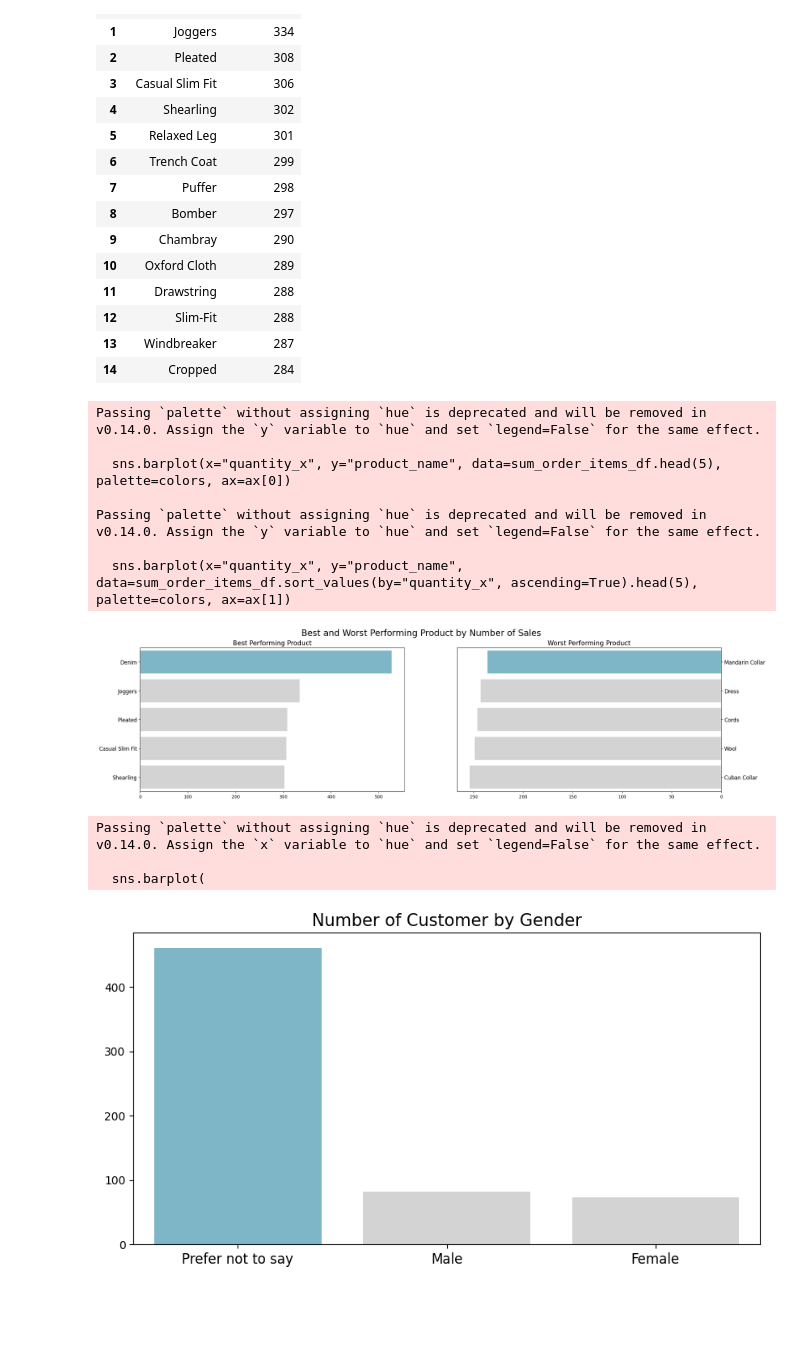
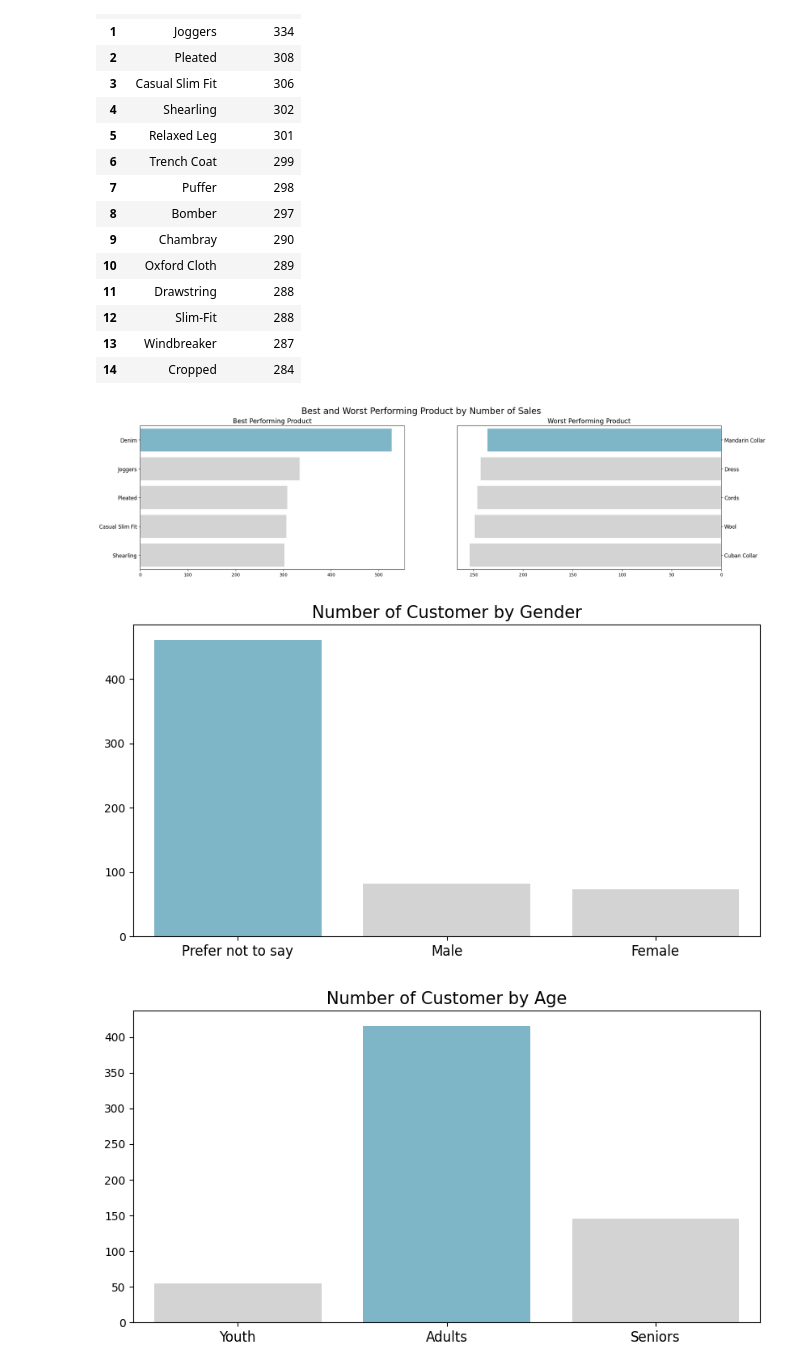
Before and after one commit to MHendriF/Belajar-Analisis-Data-dengan-Python, a Jupyter notebook: latihan/proyek_analisis_data/notebook.ipynb, the cells around one changed output. Cells and saved outputs as stored; diff of their text form; code cells hidden in the pictures; blank space fills up the shorter version.

```diff
--- a/latihan/proyek_analisis_data/notebook.ipynb
+++ b/latihan/proyek_analisis_data/notebook.ipynb
@@ -814,13 +814,13 @@ fig, ax = plt.subplots(nrows=1, ncols=2, figsize=(24, 6))
 
 colors = ["#72BCD4", "#D3D3D3", "#D3D3D3", "#D3D3D3", "#D3D3D3"]
 
-sns.barplot(x="quantity_x", y="product_name", data=sum_order_items_df.head(5), palette=colors, ax=ax[0])
+sns.barplot(x="quantity_x", y="product_name", hue="product_name", data=sum_order_items_df.head(5), palette=colors, ax=ax[0])
 ax[0].set_ylabel(None)
 ax[0].set_xlabel(None)
 ax[0].set_title("Best Performing Product", loc="center", fontsize=15)
 ax[0].tick_params(axis ='y', labelsize=12)
 
-sns.barplot(x="quantity_x", y="product_name", data=sum_order_items_df.sort_values(by="quantity_x", ascending=True).head(5), palette=colors, ax=ax[1])
+sns.barplot(x="quantity_x", y="product_name", hue="product_name", data=sum_order_items_df.sort_values(by="quantity_x", ascending=True).head(5), palette=colors, ax=ax[1])
 ax[1].set_ylabel(None)
 ax[1].set_xlabel(None)
 ax[1].invert_xaxis()
@@ -832,13 +832,6 @@ ax[1].tick_params(axis='y', labelsize=12)
 plt.suptitle("Best and Worst Performing Product by Number of Sales", fontsize=20)
 plt.show()
 # %% [output]
-Passing `palette` without assigning `hue` is deprecated and will be removed in v0.14.0. Assign the `y` variable to `hue` and set `legend=False` for the same effect.
-
-  sns.barplot(x="quantity_x", y="product_name", data=sum_order_items_df.head(5), palette=colors, ax=ax[0])
-
-Passing `palette` without assigning `hue` is deprecated and will be removed in v0.14.0. Assign the `y` variable to `hue` and set `legend=False` for the same effect.
-
-  sns.barplot(x="quantity_x", y="product_name", data=sum_order_items_df.sort_values(by="quantity_x", ascending=True).head(5), palette=colors, ax=ax[1])
 [figure]
 # %%
 # Bagaimana Demografi Pelanggan yang Kita Miliki?
@@ -847,12 +840,14 @@ bygender_df = all_df.groupby(by="gender").customer_id.nunique().reset_index()
 bygender_df.rename(columns={
     "customer_id": "customer_count"
 }, inplace=True)
+colors = ["#72BCD4", "#D3D3D3", "#D3D3D3"]
 
 plt.figure(figsize=(10, 5))
 
 sns.barplot(
     y="customer_count",
     x="gender",
+    hue="gender",
     data=bygender_df.sort_values(by="customer_count", ascending=False),
     palette=colors
 )
@@ -862,29 +857,30 @@ plt.xlabel(None)
 plt.tick_params(axis='x', labelsize=12)
 plt.show()
 # %% [output]
-Passing `palette` without assigning `hue` is deprecated and will be removed in v0.14.0. Assign the `x` variable to `hue` and set `legend=False` for the same effect.
-
-  sns.barplot(
 [figure]
 # %%
 # Berdasarkan age
 byage_df = all_df.groupby(by="age_group").customer_id.nunique().reset_index()
 byage_df.rename(columns={
     "customer_id": "customer_count"
 }, inplace=True)
 byage_df
 byage_df['age_group'] = pd.Categorical(byage_df['age_group'], ["Youth", "Adults", "Seniors"])
 plt.figure(figsize=(10, 5))
-colors_ = ["#D3D3D3", "#72BCD4", "#D3D3D3", "#D3D3D3", "#D3D3D3"]
+colors_ = ["#D3D3D3", "#72BCD4", "#D3D3D3"]
 
 sns.barplot(
     y="customer_count",
     x="age_group",
+    hue="age_group",
+    legend=False,
     data=byage_df.sort_values(by="age_group", ascending=False),
     palette=colors_
 )
 plt.title("Number of Customer by Age", loc="center", fontsize=15)
 plt.ylabel(None)
 plt.xlabel(None)
 plt.tick_params(axis='x', labelsize=12)
 plt.show()
+# %% [output]
+[figure, added]
```
